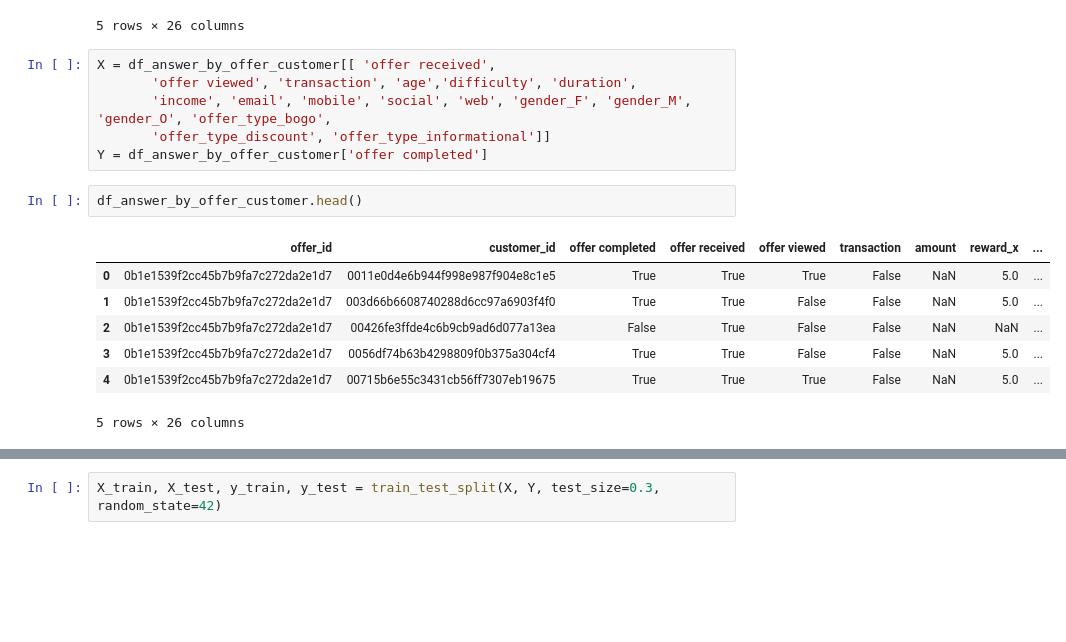
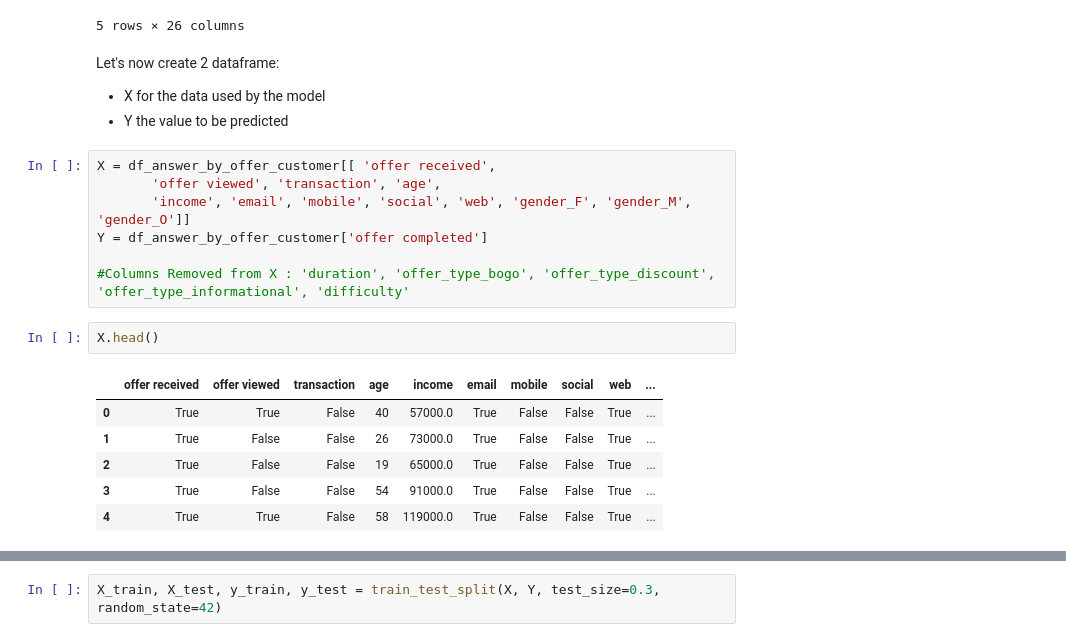
Before and after one commit to valoudi/UdacityFinal, a Jupyter notebook: Starbucks_Capstone_notebook.ipynb, the cells around one changed output, grey strips where cells are left out. Cells and saved outputs as stored; diff of their text form; blank space fills up the shorter version.

```diff
--- a/Starbucks_Capstone_notebook.ipynb
+++ b/Starbucks_Capstone_notebook.ipynb
@@ -606,19 +609,24 @@ df_answer_by_offer_customer.head()
 | 3 | 0b1e1539f2cc45b7b9fa7c272da2e1d7 | 0056df74b63b4298809f0b375a304cf4 | True | True | False | False | NaN | 5.0 | ... |
 | 4 | 0b1e1539f2cc45b7b9fa7c272da2e1d7 | 00715b6e55c3431cb56ff7307eb19675 | True | True | True | False | NaN | 5.0 | ... |
 5 rows × 26 columns
+# %% [markdown]
+Let's now create 2 dataframe:
+
+* X for the data used by the model
+* Y the value to be predicted
 # %%
 X = df_answer_by_offer_customer[[ 'offer received',
-       'offer viewed', 'transaction', 'age','difficulty', 'duration',
-       'income', 'email', 'mobile', 'social', 'web', 'gender_F', 'gender_M', 'gender_O', 'offer_type_bogo',
-       'offer_type_discount', 'offer_type_informational']]
+       'offer viewed', 'transaction', 'age',
+       'income', 'email', 'mobile', 'social', 'web', 'gender_F', 'gender_M', 'gender_O']]
 Y = df_answer_by_offer_customer['offer completed']
+
+#Columns Removed from X : 'duration', 'offer_type_bogo', 'offer_type_discount', 'offer_type_informational', 'difficulty'
 # %%
-df_answer_by_offer_customer.head()
+X.head()
 # %% [output]
-|  | offer_id | customer_id | offer completed | offer received | offer viewed | transaction | amount | reward_x | ... |
-| 0 | 0b1e1539f2cc45b7b9fa7c272da2e1d7 | 0011e0d4e6b944f998e987f904e8c1e5 | True | True | True | False | NaN | 5.0 | ... |
-| 1 | 0b1e1539f2cc45b7b9fa7c272da2e1d7 | 003d66b6608740288d6cc97a6903f4f0 | True | True | False | False | NaN | 5.0 | ... |
-| 2 | 0b1e1539f2cc45b7b9fa7c272da2e1d7 | 00426fe3ffde4c6b9cb9ad6d077a13ea | False | True | False | False | NaN | NaN | ... |
-| 3 | 0b1e1539f2cc45b7b9fa7c272da2e1d7 | 0056df74b63b4298809f0b375a304cf4 | True | True | False | False | NaN | 5.0 | ... |
-| 4 | 0b1e1539f2cc45b7b9fa7c272da2e1d7 | 00715b6e55c3431cb56ff7307eb19675 | True | True | True | False | NaN | 5.0 | ... |
+|  | offer received | offer viewed | transaction | age | income | email | mobile | social | web | ... |
+| 0 | True | True | False | 40 | 57000.0 | True | False | False | True | ... |
+| 1 | True | False | False | 26 | 73000.0 | True | False | False | True | ... |
+| 2 | True | False | False | 19 | 65000.0 | True | False | False | True | ... |
+| 3 | True | False | False | 54 | 91000.0 | True | False | False | True | ... |
+| 4 | True | True | False | 58 | 119000.0 | True | False | False | True | ... |
-5 rows × 26 columns
```
Also changed, not shown: parts of 44 cells of this notebook.
